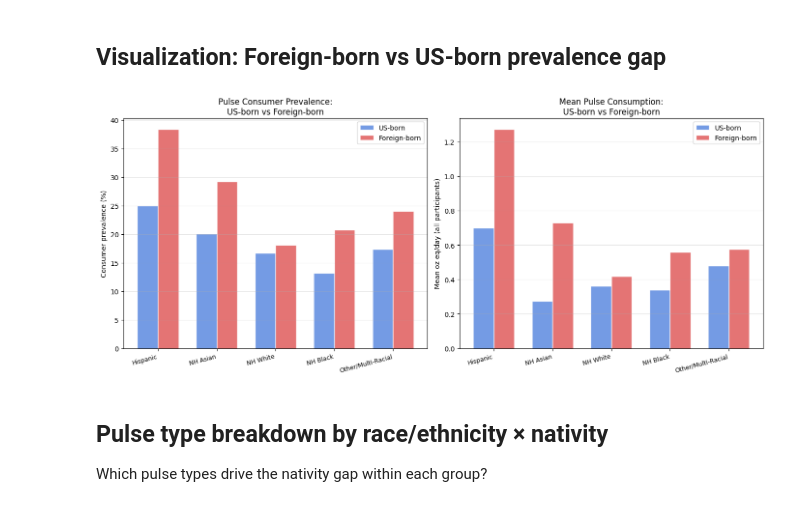
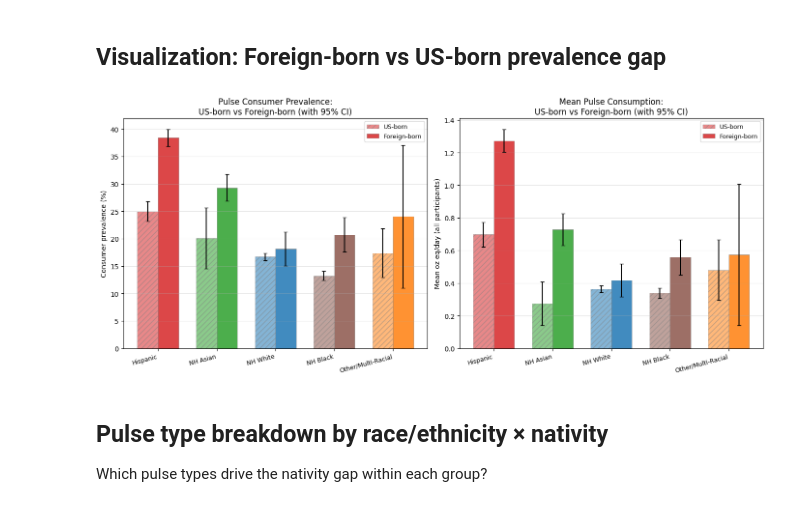
Before and after one commit to aflaxman/ai_assisted_us_health_data_analysis, a Jupyter notebook: nhanes_pulse_consumption/03_country_of_origin.ipynb, the cells around one changed output. Saved outputs shown, nothing was run; the diff lists cells and outputs as text; code cells hidden in the pictures.

```diff
--- a/nhanes_pulse_consumption/03_country_of_origin.ipynb
+++ b/nhanes_pulse_consumption/03_country_of_origin.ipynb
@@ -167,51 +187,50 @@ Pulse consumption: US-born vs foreign-born by race/ethnicity (weighted)
 # %%
 fig, (ax1, ax2) = plt.subplots(1, 2, figsize=(14, 6))
 
-# Reshape for grouped bar chart
-pivot_prev = cross_df.pivot(index='Race/Ethnicity', columns='Nativity', values='Prevalence %')
-pivot_oz = cross_df.pivot(index='Race/Ethnicity', columns='Nativity', values='oz/day (all)')
-
-# Reorder races
-race_order = [r for r in RACE_GROUPS if r in pivot_prev.index]
-pivot_prev = pivot_prev.loc[race_order]
-pivot_oz = pivot_oz.loc[race_order]
-
+race_order = [r for r in RACE_GROUPS if r in cross_df['Race/Ethnicity'].values]
 x = np.arange(len(race_order))
 width = 0.35
-colors = {'US-born': '#5c8ae0', 'Foreign-born': '#e05c5c'}
 
-# Prevalence
 for i, nat in enumerate(NATIVITY_GROUPS):
-    if nat in pivot_prev.columns:
-        vals = pivot_prev[nat].fillna(0).values
-        ax1.bar(x + i * width - width/2, vals, width, label=nat,
-                color=colors[nat], alpha=0.85, edgecolor='white')
+    sub = cross_df[cross_df['Nativity'] == nat].set_index('Race/Ethnicity')
+    sub = sub.reindex(race_order)
+    mask = sub['Prevalence %'].notna()
 
-ax1.set_xticks(x)
-ax1.set_xticklabels(race_order, fontsize=9, rotation=15, ha='right')
+    # Prevalence with CI error bars
+    vals = sub.loc[mask, 'Prevalence %'].values
+    yerr_lo = vals - sub.loc[mask, 'prev_ci_lo'].values
+    yerr_hi = sub.loc[mask, 'prev_ci_hi'].values - vals
+    pos = x[mask.values] + i * width - width / 2
+    colors_bars = [RACE_COLORS[r] for r in sub.index[mask]]
+    ax1.bar(pos, vals, width, yerr=[yerr_lo, yerr_hi], capsize=3,
+            color=colors_bars, alpha=NAT_ALPHA[nat],
+            hatch=NAT_HATCH[nat], edgecolor='gray', linewidth=0.5,
+            label=nat)
+
+    # oz/day with CI error bars
+    oz_vals = sub.loc[mask, 'oz/day (all)'].values
+    oz_yerr_lo = oz_vals - sub.loc[mask, 'oz_ci_lo'].values
+    oz_yerr_hi = sub.loc[mask, 'oz_ci_hi'].values - oz_vals
+    ax2.bar(pos, oz_vals, width, yerr=[oz_yerr_lo, oz_yerr_hi], capsize=3,
+            color=colors_bars, alpha=NAT_ALPHA[nat],
+            hatch=NAT_HATCH[nat], edgecolor='gray', linewidth=0.5,
+            label=nat)
+
+for ax in [ax1, ax2]:
+    ax.set_xticks(x)
+    ax.set_xticklabels(race_order, fontsize=9, rotation=15, ha='right')
+    ax.legend(fontsize=9)
+    ax.grid(axis='y', alpha=0.3)
+
 ax1.set_ylabel('Consumer prevalence (%)')
-ax1.set_title('Pulse Consumer Prevalence:\nUS-born vs Foreign-born')
-ax1.legend()
-ax1.grid(axis='y', alpha=0.3)
-
-# Mean oz/day
-for i, nat in enumerate(NATIVITY_GROUPS):
-    if nat in pivot_oz.columns:
-        vals = pivot_oz[nat].fillna(0).values
-        ax2.bar(x + i * width - width/2, vals, width, label=nat,
-                color=colors[nat], alpha=0.85, edgecolor='white')
-
-ax2.set_xticks(x)
-ax2.set_xticklabels(race_order, fontsize=9, rotation=15, ha='right')
+ax1.set_title('Pulse Consumer Prevalence:\nUS-born vs Foreign-born (with 95% CI)')
 ax2.set_ylabel('Mean oz eq/day (all participants)')
-ax2.set_title('Mean Pulse Consumption:\nUS-born vs Foreign-born')
-ax2.legend()
-ax2.grid(axis='y', alpha=0.3)
+ax2.set_title('Mean Pulse Consumption:\nUS-born vs Foreign-born (with 95% CI)')
 
 plt.tight_layout()
 plt.show()
 # %% [output]
-[figure, old version]
+[figure, new version]
 # %% [markdown]
 ## Pulse type breakdown by race/ethnicity × nativity
 
```
Also changed, not shown: parts of 4 cells of this notebook.
